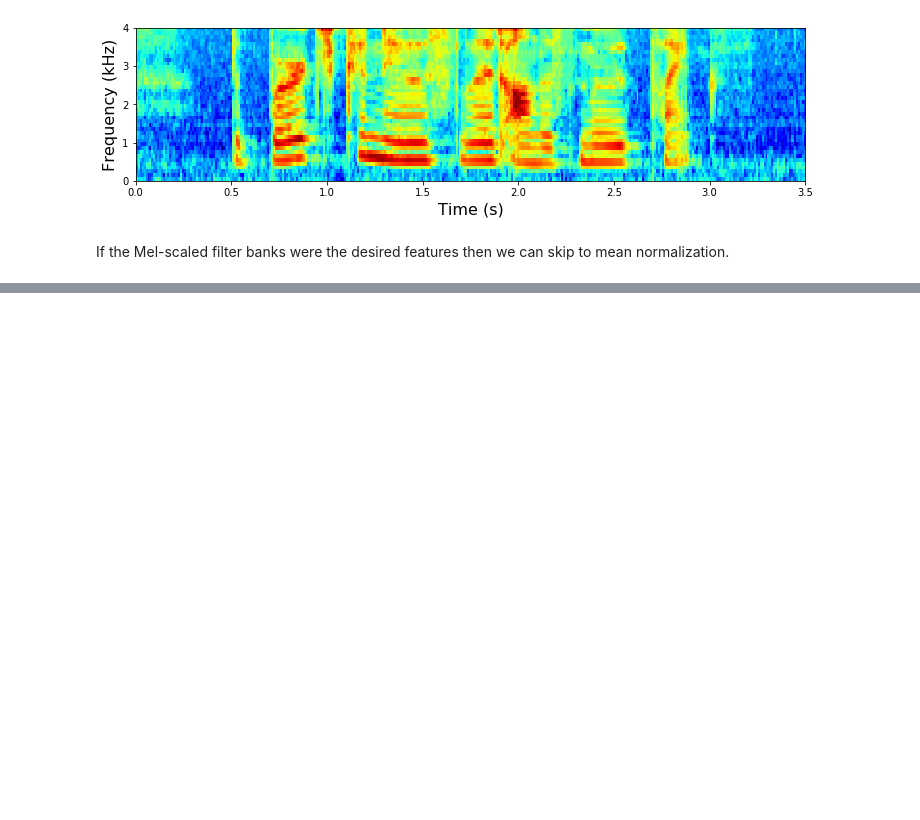
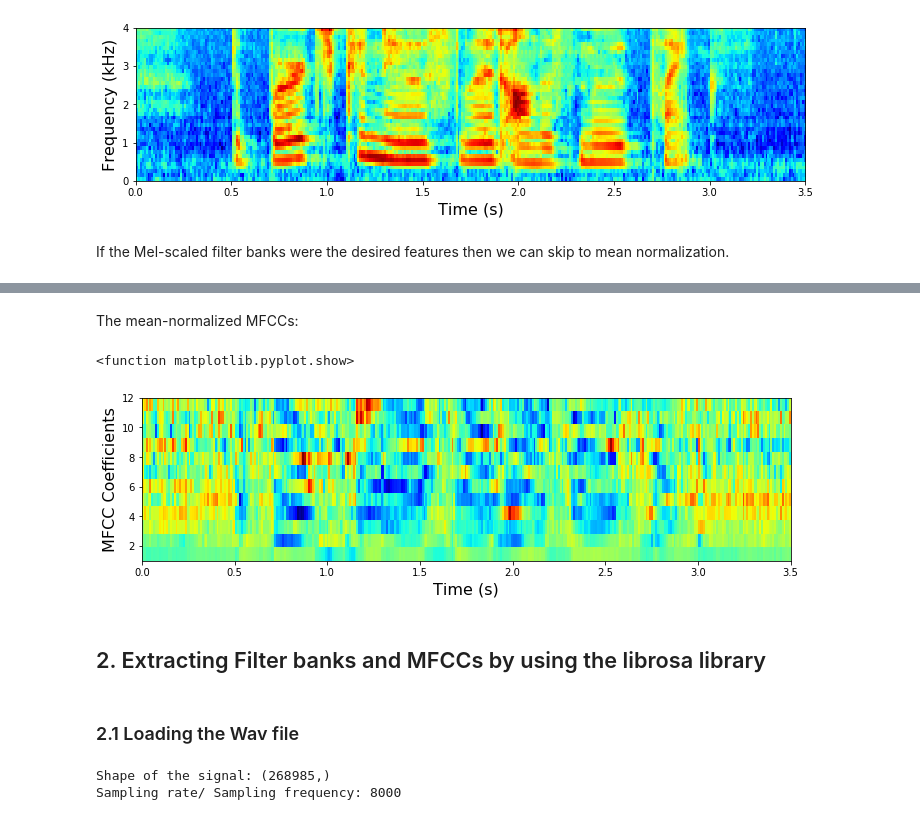
Before and after one commit to ChristophSchmidl/automatic-speech-recognition, a Jupyter notebook: notebooks/feature_extraction.ipynb, the cells around one changed output, grey strips where cells are left out. Saved outputs shown, nothing was run; the diff lists cells and outputs as text; code cells hidden in the pictures; blank space fills up the shorter version.

```diff
--- a/notebooks/feature_extraction.ipynb
+++ b/notebooks/feature_extraction.ipynb
@@ -283,0 +373,29 @@ If the Mel-scaled filter banks were the desired features then we can skip to mea
+# %%
+mfcc -= (np.mean(mfcc, axis=0) + 1e-8)
+# %% [markdown]
+The mean-normalized MFCCs:
+# %%
+plt.imshow(np.flipud(mfcc.T), cmap=cm.jet, aspect=0.08, extent=[WAV_START,WAV_END,1,num_ceps])
+plt.ylabel('MFCC Coefficients', fontsize=16)
+plt.xlabel('Time (s)', fontsize=16)
+#plt.savefig('mfcc.jpg', bbox_inches='tight', dpi=200)
+plt.show
+# %% [output]
+<function matplotlib.pyplot.show>
+[figure, added]
+# %% [markdown]
+## 2. Extracting Filter banks and MFCCs by using the librosa library
+# %% [markdown]
+### 2.1 Loading the Wav file
+# %%
+# sr=None means: give me the native sample rate of the file
+# otherwise it is set to 22050 Hz
+x, sr = librosa.load(WAV_FILE, sr=None)
+
+sliced_x = x[int(WAV_START * sr):int(WAV_END * sr)]
+
+print("Shape of the signal: {}".format(x.shape))
+print("Sampling rate/ Sampling frequency: {}".format(sr))
+# %% [output]
+Shape of the signal: (268985,)
+Sampling rate/ Sampling frequency: 8000
```
Also changed, not shown: parts of 35 cells of this notebook.
